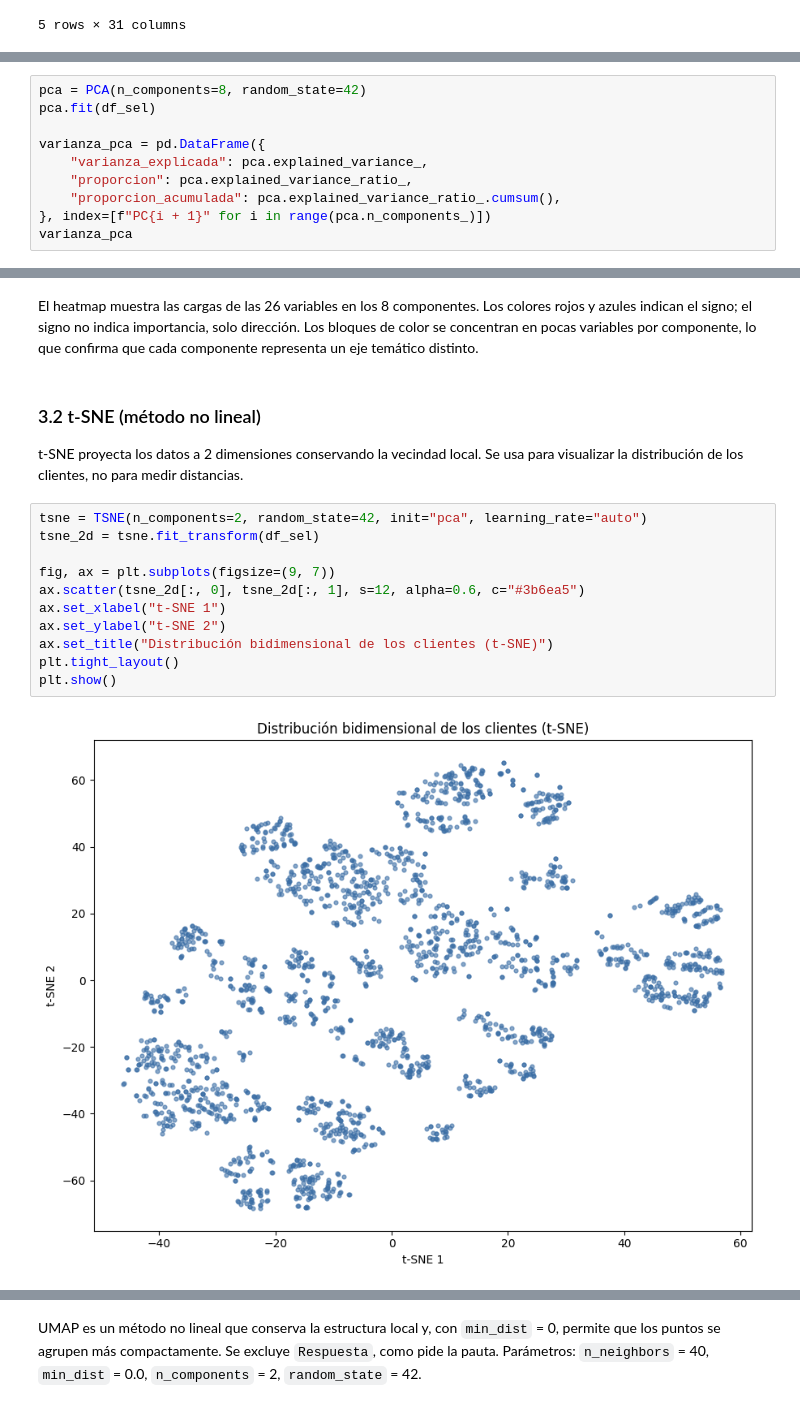
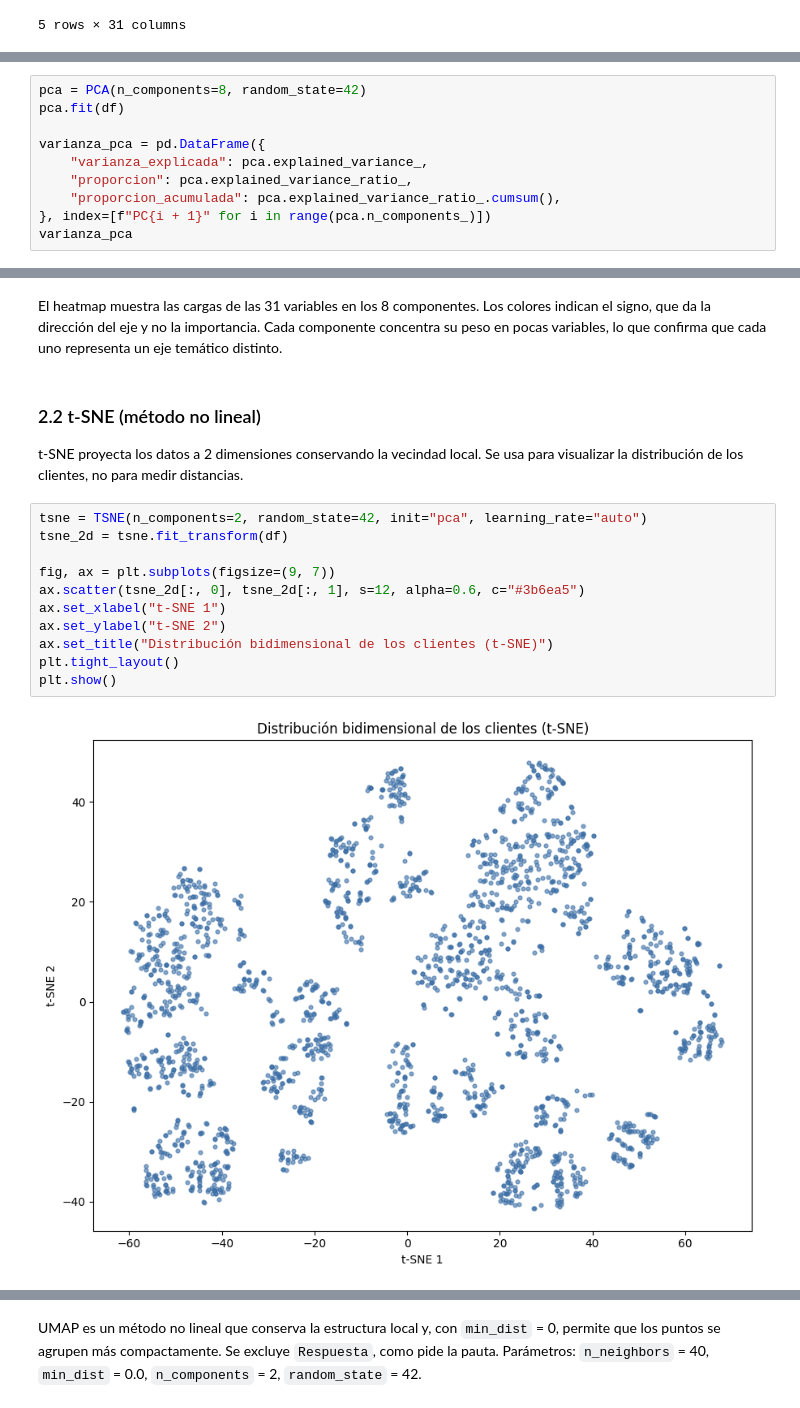
Before and after one commit to gabriel1-du/Aprendizaje-no-supervisado-Reduccion-de-dimensionaldiad-Clustering-y-validacion-, a Jupyter notebook: notebooks/notebook.ipynb, the cells around one changed output, grey strips where cells are left out. Saved outputs shown, nothing was run; the diff lists cells and outputs as text.

Commit message:
Quitar seleccion de caracteristicas: PCA directo sobre las 31 variables, textos y numeros actualizados

```diff
--- a/notebooks/notebook.ipynb
+++ b/notebooks/notebook.ipynb
@@ -124,6 +59,6 @@ PCA busca combinaciones lineales de las variables que capturan la mayor varianza
 # %%
 pca = PCA(n_components=8, random_state=42)
-pca.fit(df_sel)
+pca.fit(df)
 
 varianza_pca = pd.DataFrame({
     "varianza_explicada": pca.explained_variance_,
@@ -226,20 +159,20 @@ plt.show()
 # %% [markdown]
-El heatmap muestra las cargas de las 26 variables en los 8 componentes. Los colores rojos y azules indican el signo; el signo no indica importancia, solo dirección. Los bloques de color se concentran en pocas variables por componente, lo que confirma que cada componente representa un eje temático distinto.
+El heatmap muestra las cargas de las 31 variables en los 8 componentes. Los colores indican el signo, que da la dirección del eje y no la importancia. Cada componente concentra su peso en pocas variables, lo que confirma que cada uno representa un eje temático distinto.
 # %% [markdown]
-### 3.2 t-SNE (método no lineal)
+### 2.2 t-SNE (método no lineal)
 
 t-SNE proyecta los datos a 2 dimensiones conservando la vecindad local. Se usa para visualizar la distribución de los clientes, no para medir distancias.
 # %%
 tsne = TSNE(n_components=2, random_state=42, init="pca", learning_rate="auto")
-tsne_2d = tsne.fit_transform(df_sel)
+tsne_2d = tsne.fit_transform(df)
 
 fig, ax = plt.subplots(figsize=(9, 7))
 ax.scatter(tsne_2d[:, 0], tsne_2d[:, 1], s=12, alpha=0.6, c="#3b6ea5")
 ax.set_xlabel("t-SNE 1")
 ax.set_ylabel("t-SNE 2")
 ax.set_title("Distribución bidimensional de los clientes (t-SNE)")
 plt.tight_layout()
 plt.show()
 # %% [output]
-[figure, old version]
+[figure, new version]
 # %% [markdown]
```
Also changed, not shown: parts of 61 cells of this notebook.
